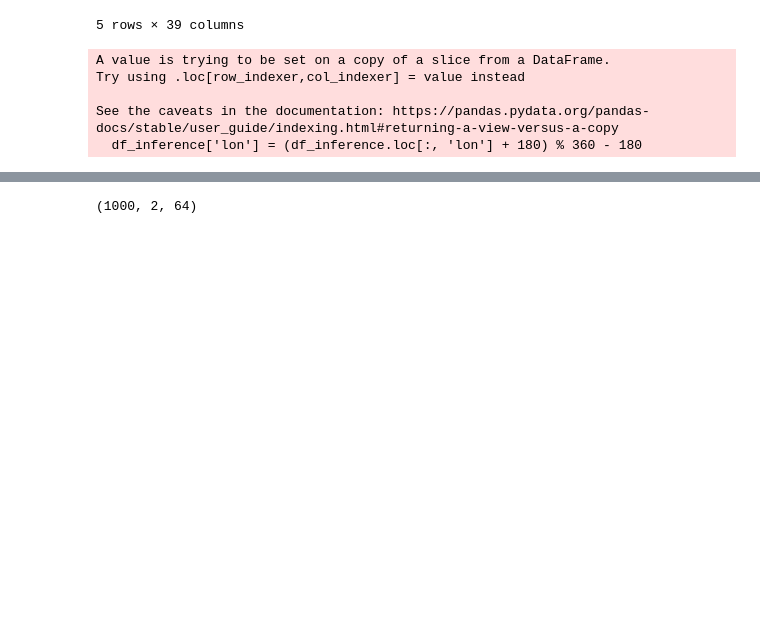
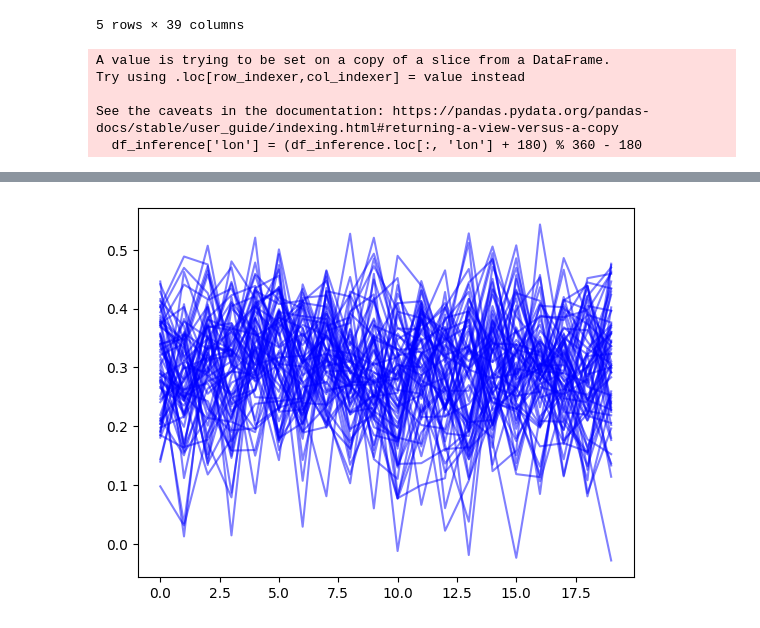
Before and after one commit to ebrusoni/fco2diffusion, a Jupyter notebook: training/inference.ipynb, the cells around one changed output, grey strips where cells are left out. Saved outputs shown, nothing was run; the diff lists cells and outputs as text; code cells hidden in the pictures; blank space fills up the shorter version.

```diff
--- a/training/inference.ipynb
+++ b/training/inference.ipynb
@@ -169,7 +172,11 @@ samples.shape
 n = inf_ds.shape[0]
 res = np.zeros((n, n_rec, inf_ds.shape[2]))
 for i in range(n_rec):
-    res[:, i, :] = samples[i*n:n*(i+1), 0, :]
-print(res.shape)
+    res[:, i, :] = samples[i*n:(i+1)*n, 0, :]
-# %% [output]
-(1000, 2, 64)
+# %%
+import matplotlib.pyplot as plt
+
+plt.plot(res[100, :, :].T, label='sample 1', color ='blue', alpha=0.5)
+plt.show()
+# %% [output]
+[figure, added]
```
Also changed, not shown: parts of 13 cells of this notebook, 3 other files.
